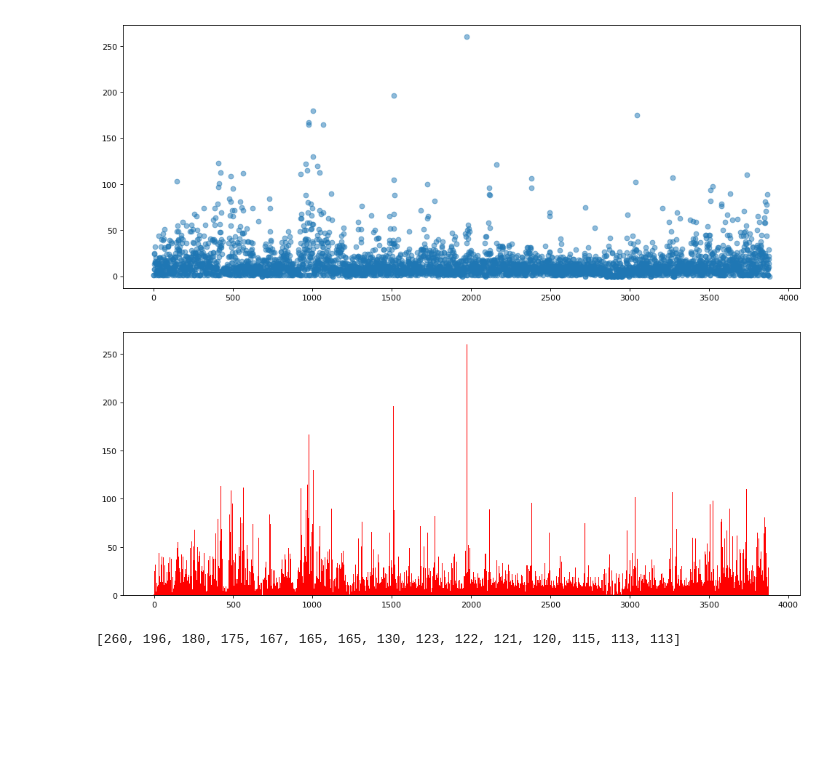
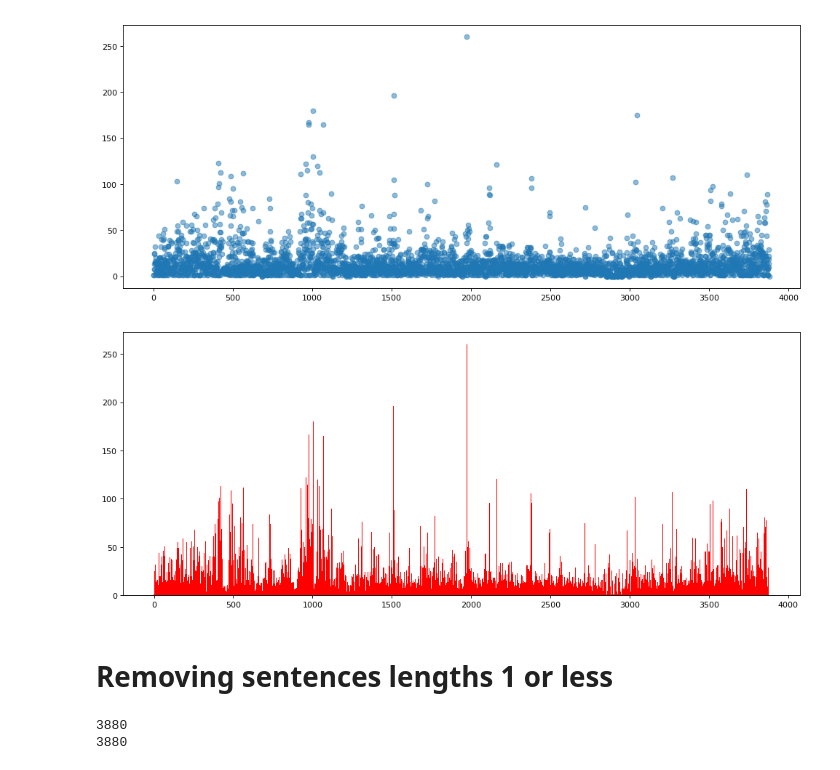
Before and after one commit to bailey-danielson/NLP_Practice, a Jupyter notebook: Sentence_Length.ipynb, the cells around one changed output. Saved outputs shown, nothing was run; the diff lists cells and outputs as text; code cells hidden in the pictures; blank space fills up the shorter version.

```diff
--- a/Sentence_Length.ipynb
+++ b/Sentence_Length.ipynb
@@ -70,7 +70,7 @@ plt.show()
 [figure]
 # %%
 plt.figure(figsize=(15, 6), dpi=80, facecolor='w', edgecolor='k')
-plt.bar(sentence_number, word_count_sentence, color = "red", width = 3)
+plt.bar(sentence_number, word_count_sentence, color = "red", width = 4)
 plt.show()
 # %% [output]
-[figure, old version]
+[figure, new version]
@@ -79,4 +77,8 @@ word_count_sentence.sort(reverse = True)
-# %%
-print(word_count_sentence[0:15])
-# %% [output]
-[260, 196, 180, 175, 167, 165, 165, 130, 123, 122, 121, 120, 115, 113, 113]
+# %% [markdown]
+# Removing sentences lengths 1 or less
+# %%
+print(len(word_count_sentence))
+print(len(sentence_number))
+# %% [output]
+3880
+3880
```
Also changed, not shown: parts of 4 cells of this notebook.
